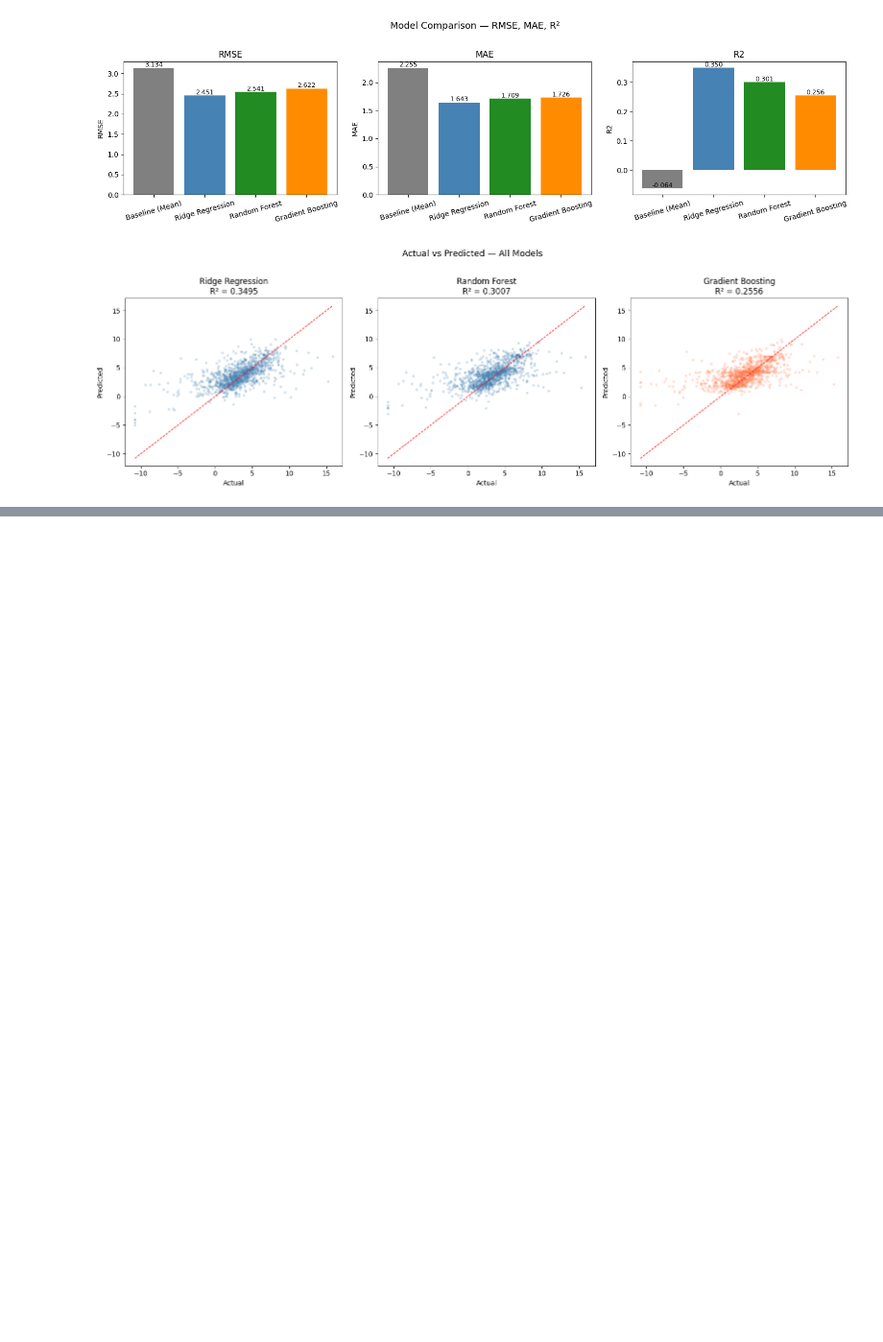
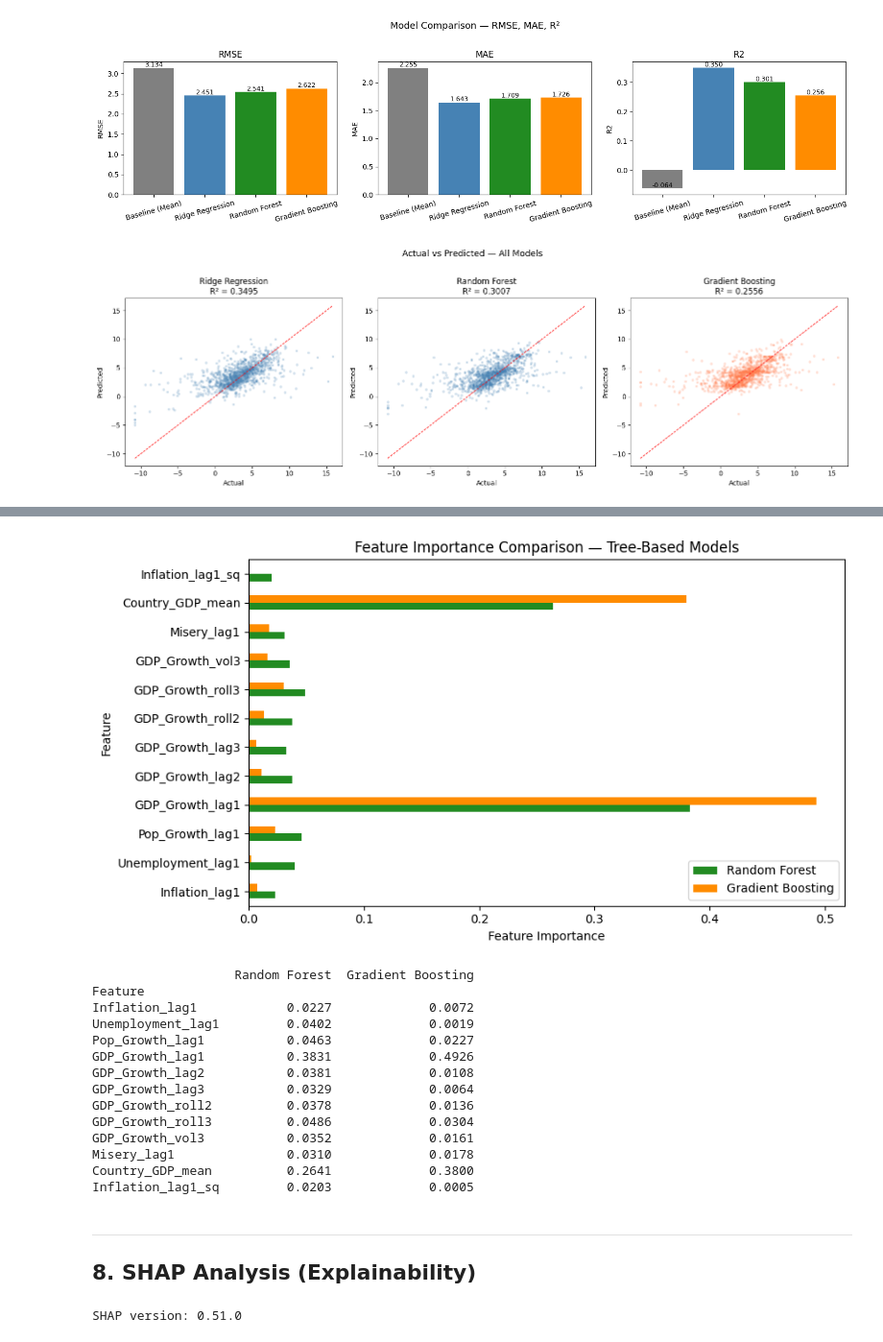
Before and after one commit to wasaldev/24077342-Data-Science-Machine-Learning-GDP-Growth-Prediction, a Jupyter notebook: 24077342_Data_Science_Project.ipynb, the cells around one changed output, grey strips where cells are left out. Shown at 96% size. Cells and saved outputs as stored; diff of their text form; code cells hidden in the pictures; blank space fills up the shorter version.

```diff
--- a/24077342_Data_Science_Project.ipynb
+++ b/24077342_Data_Science_Project.ipynb
@@ -1005,0 +1039,48 @@ plt.show()
+# %%
+# ============================================================
+# 7.2  Side-by-side feature importance comparison (tree models)
+# ============================================================
+fi_compare = pd.DataFrame({
+    "Feature": FEATURES,
+    "Random Forest": rf_model.feature_importances_,
+    "Gradient Boosting": gb_model.feature_importances_
+}).set_index("Feature")
+
+fi_compare.plot(kind="barh", figsize=(9, 5), color=['forestgreen', 'darkorange'])
+plt.xlabel("Feature Importance")
+plt.title("Feature Importance Comparison — Tree-Based Models")
+plt.legend(loc='lower right')
+plt.tight_layout()
+plt.show()
+
+print(fi_compare.round(4).to_string())
+# %% [output]
+[figure, added]
+                   Random Forest  Gradient Boosting
+Feature
+Inflation_lag1            0.0227             0.0072
+Unemployment_lag1         0.0402             0.0019
+Pop_Growth_lag1           0.0463             0.0227
+GDP_Growth_lag1           0.3831             0.4926
+GDP_Growth_lag2           0.0381             0.0108
+GDP_Growth_lag3           0.0329             0.0064
+GDP_Growth_roll2          0.0378             0.0136
+GDP_Growth_roll3          0.0486             0.0304
+GDP_Growth_vol3           0.0352             0.0161
+Misery_lag1               0.0310             0.0178
+Country_GDP_mean          0.2641             0.3800
+Inflation_lag1_sq         0.0203             0.0005
+# %% [markdown]
+---
+## 8. SHAP Analysis (Explainability)
+# %%
+# Install SHAP if not available
+try:
+    import shap
+except ImportError:
+    !pip install shap -q
+    import shap
+
+print(f"SHAP version: {shap.__version__}")
+# %% [output]
+SHAP version: 0.51.0
```
Also changed, not shown: parts of 9 cells of this notebook.
